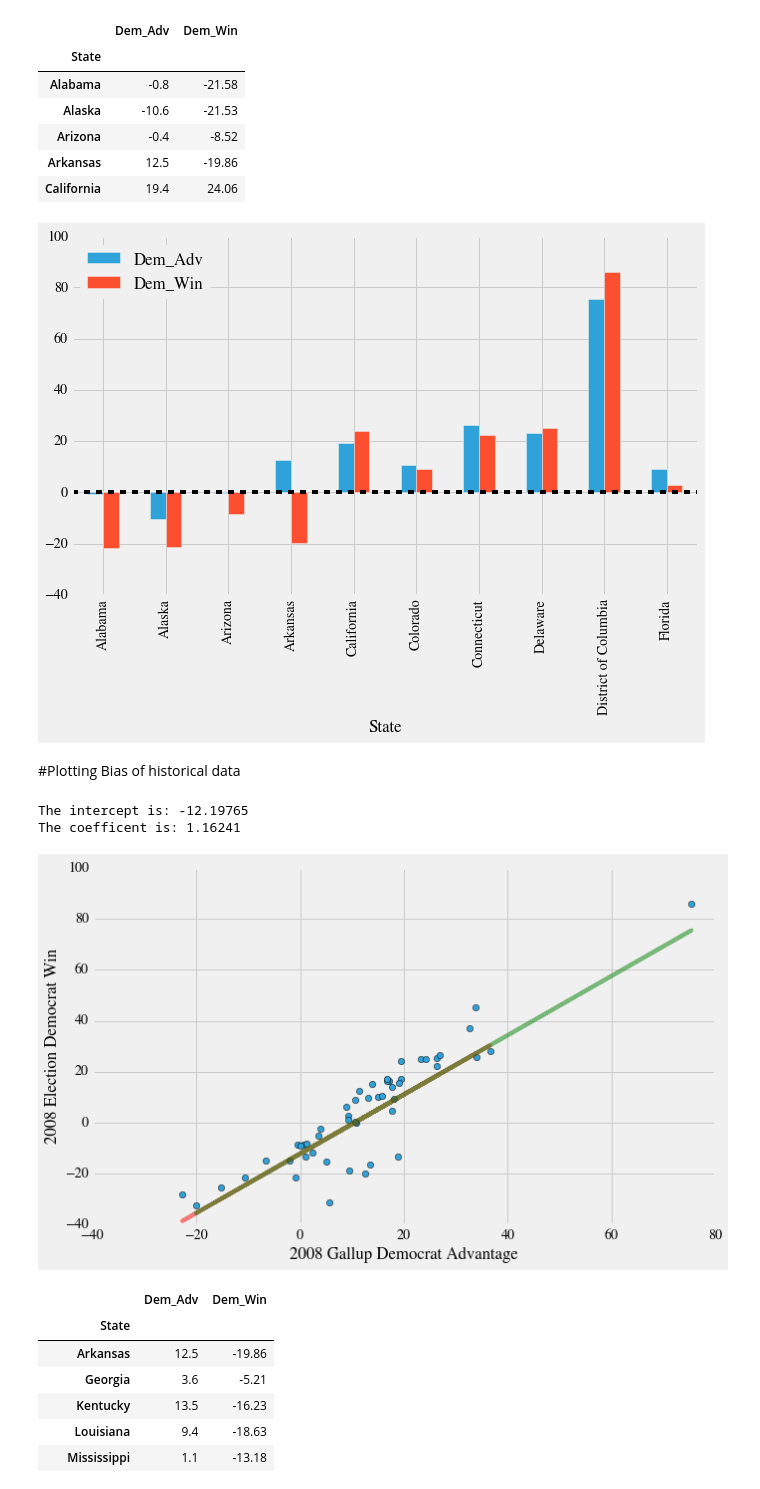
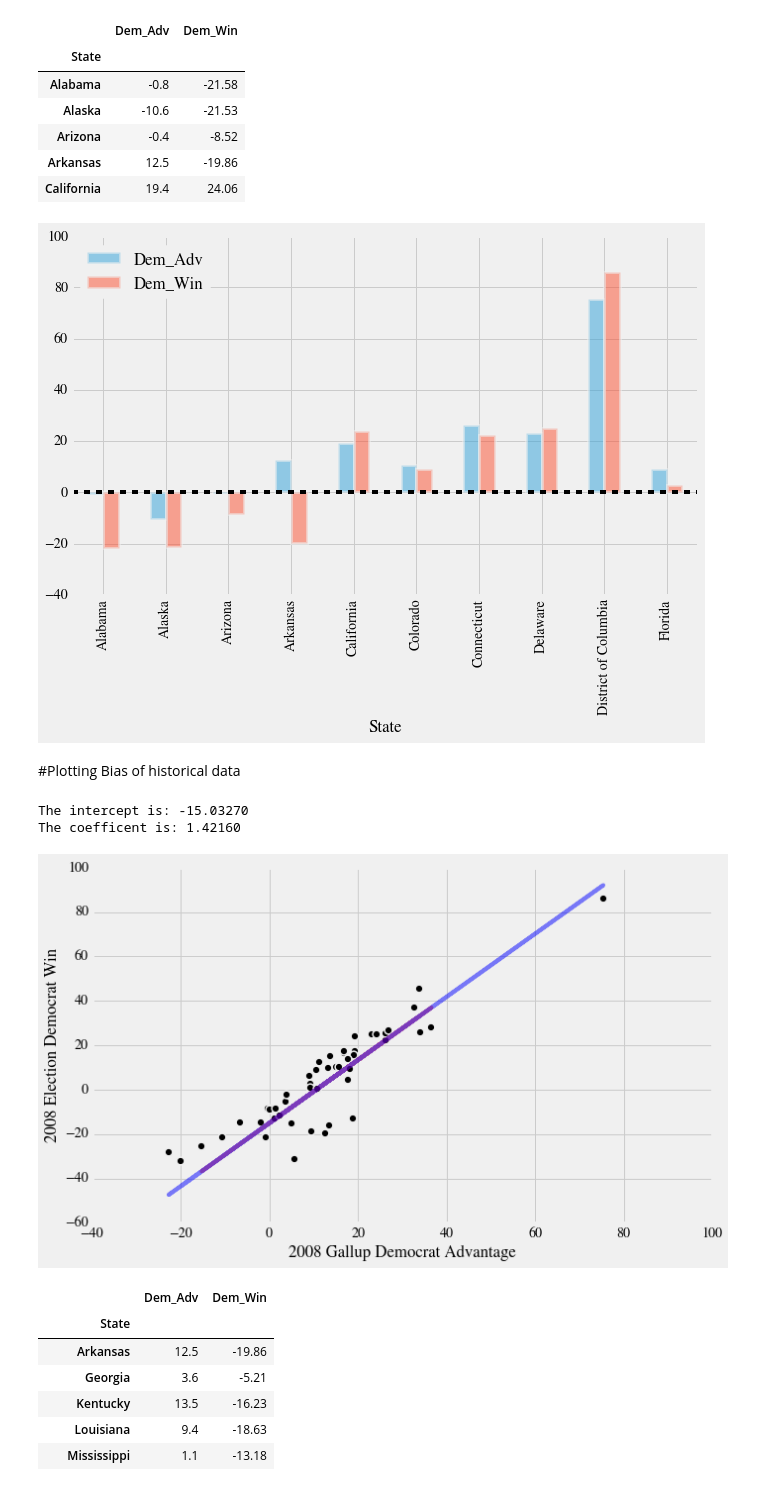
Before and after one commit to jthang/MachineLearningLab, a Jupyter notebook: lab_pres_elections.ipynb, the cells around one changed output. Drawn from its saved outputs; the diff is of its cells as text; code cells hidden in the pictures.

```diff
--- a/lab_pres_elections.ipynb
+++ b/lab_pres_elections.ipynb
@@ -221,7 +223,7 @@ electoral_votes.head()
 | Florida | 29 |
 | Illinois | 20 |
 # %%
-colors = plt.rcParams['axes.color_cycle']
-electoral_votes[:10].plot(kind='barh', color="#30a2da",
-                          edgecolor="#30a2da", alpha=.6, lw=3)
+# colors = plt.rcParams['axes.color_cycle']
+with plt.style.context('fivethirtyeight'):
+    electoral_votes[:10].plot(kind='barh')
 # %% [output]
@@ -461,38 +457,39 @@ prediction_08.head()
 | California | 19.4 | 24.06 |
 # %%
 with plt.style.context('fivethirtyeight'):
-    prediction_08[:10].plot(kind='bar')
+    prediction_08[:10].plot(kind='bar', alpha=0.5, lw=3)
 # %% [output]
-[figure, old version]
+[figure, new version]
 # %% [markdown]
 #Plotting Bias of historical data
 # %%
 from sklearn.cross_validation import train_test_split
 from sklearn.linear_model import LinearRegression
 
 X = prediction_08[["Dem_Adv"]].values
 y = prediction_08[["Dem_Win"]].values
 
 X_train, X_test, y_train, y_test = train_test_split(X, y, test_size=0.5)
 
 clf = LinearRegression()
 clf.fit(X_train, y_train)
 print "The intercept is: %.5f" % clf.intercept_
 print "The coefficent is: %.5f" % clf.coef_
 
 predicted_train = clf.predict(X_train)
 predicted_test = clf.predict(X_test)
 
 with plt.style.context('fivethirtyeight'):
-    plt.plot(X, y, 'o')
+    plt.scatter(X, y, s=60, marker="o", c="k", linewidths=1.5)
     plt.plot(X_train, predicted_train, c='r', alpha=0.5)
-    plt.plot(X_test, predicted_test, c='g', alpha=0.5)
+    plt.plot(X_test, predicted_test, c='b', alpha=0.5)
     plt.xlabel("2008 Gallup Democrat Advantage")
     plt.ylabel("2008 Election Democrat Win")
+#     plt.legend(loc='best')
 # %% [output]
-The intercept is: -12.19765
-The coefficent is: 1.16241
+The intercept is: -15.03270
+The coefficent is: 1.42160
-[figure, old version]
+[figure, new version]
 # %%
 #List states where there's a Democrat Advantage but lost
 prediction_08[(prediction_08.Dem_Adv > 0) & (prediction_08.Dem_Win < 0)]
```
Also changed, not shown: parts of 25 cells of this notebook.
